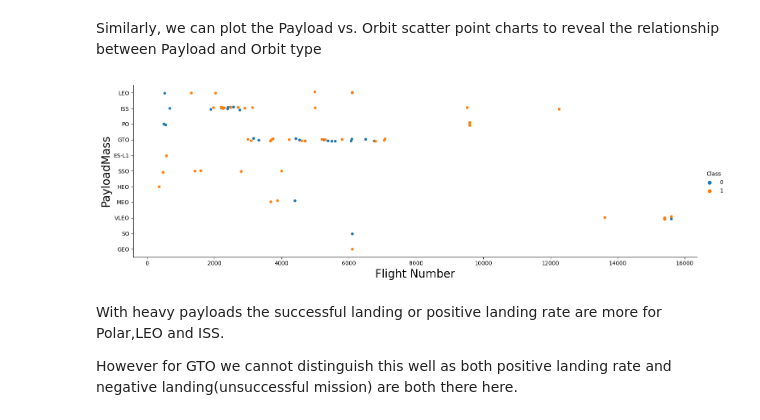
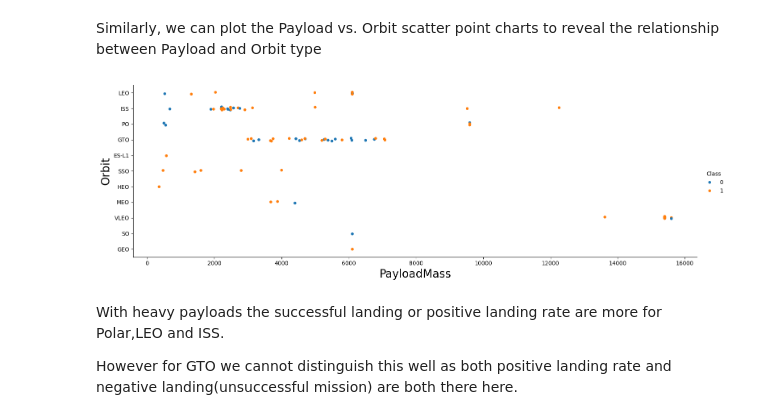
Before and after one commit to zinakhazaee/IBM-Data-Science-Professional-Certificate, a Jupyter notebook: jupyter_labs_eda_dataviz.ipynb, the cells around one changed output. Drawn from its saved outputs; the diff is of its cells as text; code cells hidden in the pictures.

```diff
--- a/jupyter_labs_eda_dataviz.ipynb
+++ b/jupyter_labs_eda_dataviz.ipynb
@@ -160,11 +160,11 @@ Similarly, we can plot the Payload vs. Orbit scatter point charts to reveal the
 # %%
 # Plot a scatter point chart with x axis to be Payload and y axis to be the Orbit, and hue to be the class value
 sns.catplot(y="Orbit", x="PayloadMass", hue="Class", data=df, aspect = 3)
-plt.xlabel("Flight Number",fontsize=20)
-plt.ylabel("PayloadMass",fontsize=20)
+plt.xlabel("PayloadMass",fontsize=20)
+plt.ylabel("Orbit",fontsize=20)
 plt.show()
 # %% [output]
-[figure, old version]
+[figure, new version]
 # %% [markdown]
 With heavy payloads the successful landing or positive landing rate are more for Polar,LEO and ISS.
 
```
Also changed, not shown: parts of 4 cells of this notebook.
